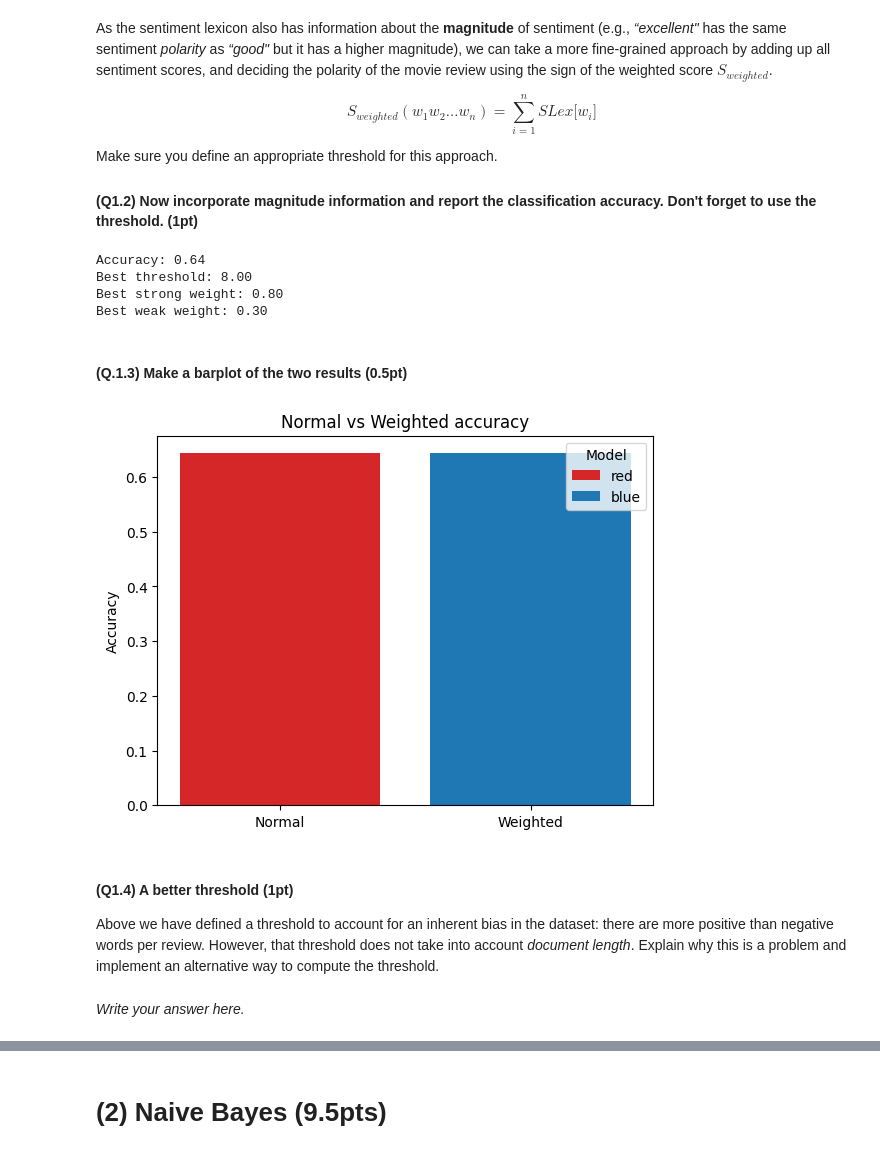
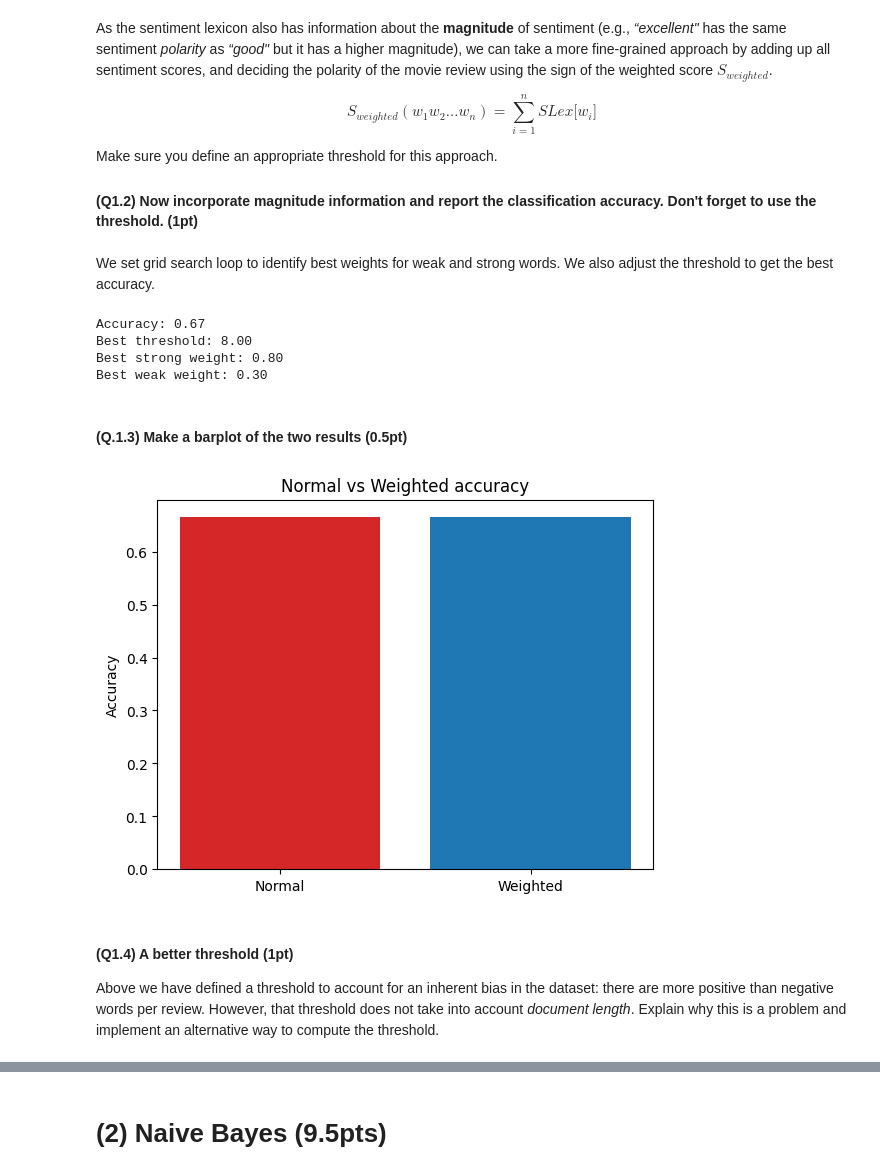
Before and after one commit to dqmis/nlp1, a Jupyter notebook: NLP1_2023_Practical_1.ipynb, the cells around one changed output, grey strips where cells are left out. Saved outputs shown, nothing was run; the diff lists cells and outputs as text; code cells hidden in the pictures.

```diff
--- a/NLP1_2023_Practical_1.ipynb
+++ b/NLP1_2023_Practical_1.ipynb
@@ -98,9 +105,21 @@ class Sample:
 
 
 class Dataset:
+    """
+    This is a class that represents a dataset of samples.
+    It is initialized with a list of reviews.
+    """
+
     def __init__(
         self, reviews: List[Dict[str, Any]], pos_to_keep: Optional[List[str]] = None
     ) -> None:
+        """
+        Inputs:
+            reviews: a list of reviews, where each review is a dictionary
+                with keys "content", "sentiment" and "cv" (cross-validation fold).
+            pos_to_keep: a list of POS tags to keep in the dataset. If not provided,
+                all POS tags are kept.
+        """
         self._samples: List[Sample] = self._construct_dataset(
             reviews, pos_to_keep or []
         )
@@ -129,11 +148,19 @@ class Dataset:
     def train_test_split(
         self, validation_idx: Tuple[int, int], add_pos: bool = False
     ) -> Tuple[List[str], List[int], List[str], List[int]]:
+        """
+        Split the dataset into a training and test set.
+        Inputs:
+            validation_idx: a tuple (start, end) with the indices of the
+                validation fold.
+            add_pos: whether to add POS tags to the words.
+        """
+
         train_x, train_y, validation_x, validation_y = [], [], [], []
 
         for sample in self._samples:
             sentence = (
-                [word + "-" + pos for word, pos in zip(sample.value, sample.pos)]
+                [word + "__" + pos for word, pos in zip(sample.value, sample.pos)]
                 if add_pos
                 else sample.value
             )
@@ -282,14 +351,18 @@ class LexiconPredictorWithWeight(LexiconPredictor):
                         score -= 1 * weight
 
         return score > threshold
+# %% [markdown]
+We set grid search loop to identify best weights for weak and strong words. We also adjust the threshold to get the best accuracy.
 # %%
 best_threshold = 0
 best_accuracy = 0
 best_strong_weight = 0
 best_weak_weight = 0
 
-for strong_weight in np.arange(0.3, 1.1, 0.1):
-    for weak_weight in np.arange(0.1, 0.8, 0.1):
+# The range of weights initialy was wider,
+# but it was narrowed down to the range below to save time
+for strong_weight in np.arange(0.6, 0.9, 0.1):
+    for weak_weight in np.arange(0.2, 0.4, 0.1):
         model = LexiconPredictorWithWeight(
             strong_token_weight=strong_weight, weak_token_weight=weak_weight
         )
@@ -320,7 +393,7 @@ print("Best threshold: %0.2f" % best_threshold)
 print("Best strong weight: %0.2f" % best_strong_weight)
 print("Best weak weight: %0.2f" % best_weak_weight)
 # %% [output]
-Accuracy: 0.64
+Accuracy: 0.67
 Best threshold: 8.00
 Best strong weight: 0.80
 Best weak weight: 0.30
@@ -329,26 +402,23 @@ Best weak weight: 0.30
 # %%
 # YOUR CODE HERE
 import matplotlib.pyplot as plt
 
 fig, ax = plt.subplots()
 
 names = ["Normal", "Weighted"]
 counts = [token_accuracy, magnitude_accuracy]
 bar_labels = ["red", "blue"]
 bar_colors = ["tab:red", "tab:blue"]
 
 ax.bar(names, counts, label=bar_labels, color=bar_colors)
 
 ax.set_ylabel("Accuracy")
 ax.set_title("Normal vs Weighted accuracy")
-ax.legend(title="Model")
 
 plt.show()
 # %% [output]
-[figure, old version]
+[figure, new version]
 # %% [markdown]
 #### (Q1.4) A better threshold (1pt)
 Above we have defined a threshold to account for an inherent bias in the dataset: there are more positive than negative words per review.
 However, that threshold does not take into account *document length*. Explain why this is a problem and implement an alternative way to compute the threshold.
-# %% [markdown]
-*Write your answer here.*
```
Also changed, not shown: parts of 46 cells of this notebook.
